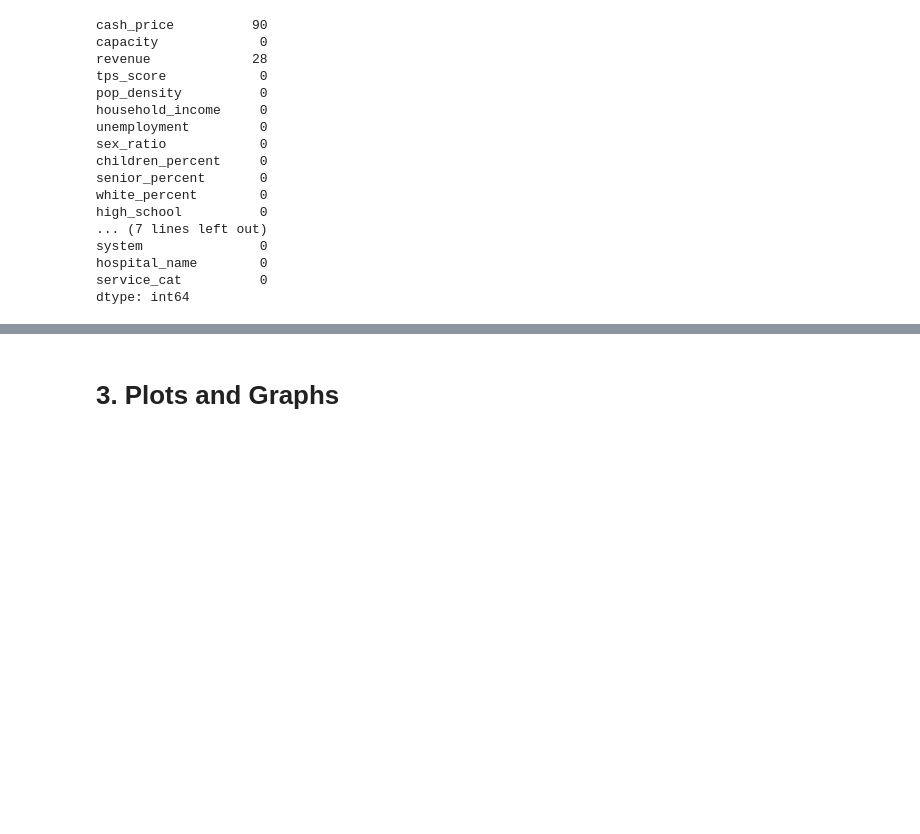
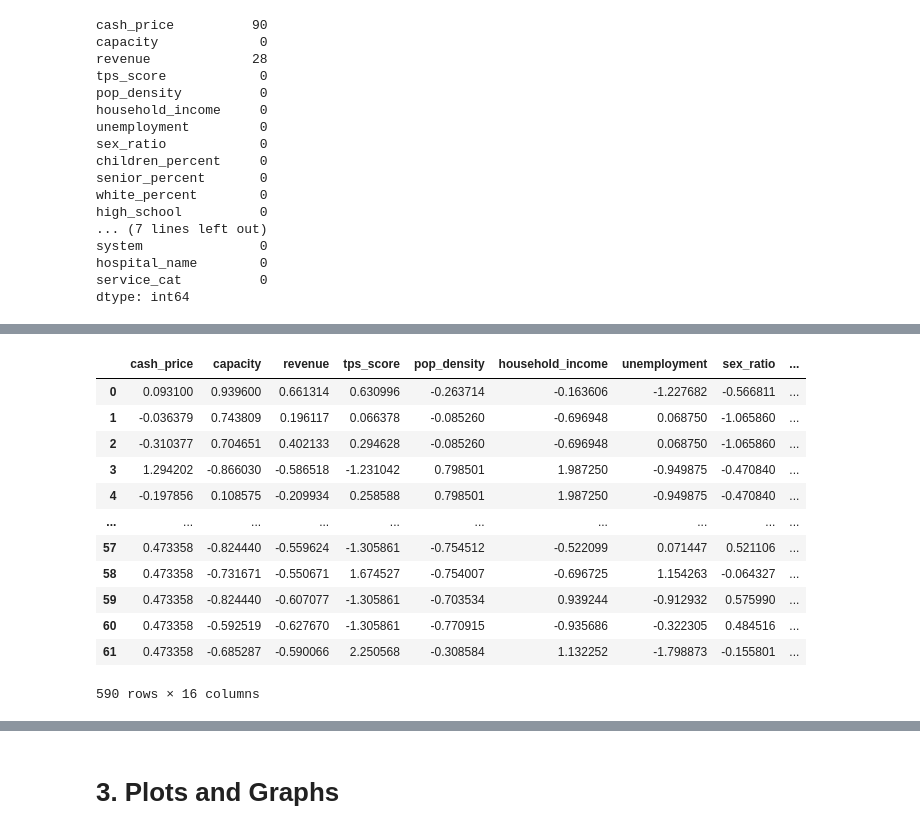
Before and after one commit to junting-huang/ds4a_project, a Jupyter notebook: regression_model.ipynb, the cells around one changed output, grey strips where cells are left out. Cells and saved outputs as stored; diff of their text form; code cells hidden in the pictures; blank space fills up the shorter version.

```diff
--- a/regression_model.ipynb
+++ b/regression_model.ipynb
@@ -522,0 +593,4 @@ dtype: int64
+# %%
+df_dash['revenue'] = df_dash_impd['revenue'].values
+# %%
+df_dash['prediction'] = df_dash['cash_price'].isna()
@@ -522,0 +619,36 @@ dtype: int64
+# %%
+df_dash_prep = df_dash.drop(['urban','ownership','type','system','hospital_name','service_cat','prediction'],axis=1)
+# %%
+# create the new dataframes based on the cpt codes
+df_dash_prep_colon = df_dash_prep.loc[df_dash_prep['cpt_code']== '45378']
+df_dash_prep_delivery = df_dash_prep.loc[df_dash_prep['cpt_code'] == '59409']
+df_dash_prep_headCT = df_dash_prep.loc[df_dash_prep['cpt_code'] == '70450']
+df_dash_prep_brainMRI = df_dash_prep.loc[df_dash_prep['cpt_code'] == '70551']
+df_dash_prep_bloodCount = df_dash_prep.loc[df_dash_prep['cpt_code'] == '85025']
+df_dash_prep_bloodCountDiff = df_dash_prep.loc[df_dash_prep['cpt_code'] == '85027']
+df_dash_prep_visit = df_dash_prep.loc[df_dash_prep['cpt_code'] == '99203']
+
+ls_cpt_prep = [df_dash_prep_colon, df_dash_prep_delivery, df_dash_prep_headCT, df_dash_prep_brainMRI, df_dash_prep_bloodCount, df_dash_prep_bloodCountDiff, df_dash_prep_visit]
+# %%
+df_st_prep=pd.DataFrame()
+
+for i in ls_cpt_prep:
+  i = scaler_1.fit_transform(i)
+  i = pd.DataFrame(data=i, columns=df_dash_prep.columns)
+  df_st_prep = df_st_prep.append(i)
+
+df_st_prep
+# %% [output]
+|  | cash_price | capacity | revenue | tps_score | pop_density | household_income | unemployment | sex_ratio | ... |
+| 0 | 0.093100 | 0.939600 | 0.661314 | 0.630996 | -0.263714 | -0.163606 | -1.227682 | -0.566811 | ... |
+| 1 | -0.036379 | 0.743809 | 0.196117 | 0.066378 | -0.085260 | -0.696948 | 0.068750 | -1.065860 | ... |
+| 2 | -0.310377 | 0.704651 | 0.402133 | 0.294628 | -0.085260 | -0.696948 | 0.068750 | -1.065860 | ... |
+| 3 | 1.294202 | -0.866030 | -0.586518 | -1.231042 | 0.798501 | 1.987250 | -0.949875 | -0.470840 | ... |
+| 4 | -0.197856 | 0.108575 | -0.209934 | 0.258588 | 0.798501 | 1.987250 | -0.949875 | -0.470840 | ... |
+| ... | ... | ... | ... | ... | ... | ... | ... | ... | ... |
+| 57 | 0.473358 | -0.824440 | -0.559624 | -1.305861 | -0.754512 | -0.522099 | 0.071447 | 0.521106 | ... |
+| 58 | 0.473358 | -0.731671 | -0.550671 | 1.674527 | -0.754007 | -0.696725 | 1.154263 | -0.064327 | ... |
+| 59 | 0.473358 | -0.824440 | -0.607077 | -1.305861 | -0.703534 | 0.939244 | -0.912932 | 0.575990 | ... |
+| 60 | 0.473358 | -0.592519 | -0.627670 | -1.305861 | -0.770915 | -0.935686 | -0.322305 | 0.484516 | ... |
+| 61 | 0.473358 | -0.685287 | -0.590066 | 2.250568 | -0.308584 | 1.132252 | -1.798873 | -0.155801 | ... |
+590 rows × 16 columns
```
Also changed, not shown: parts of 19 cells of this notebook.
